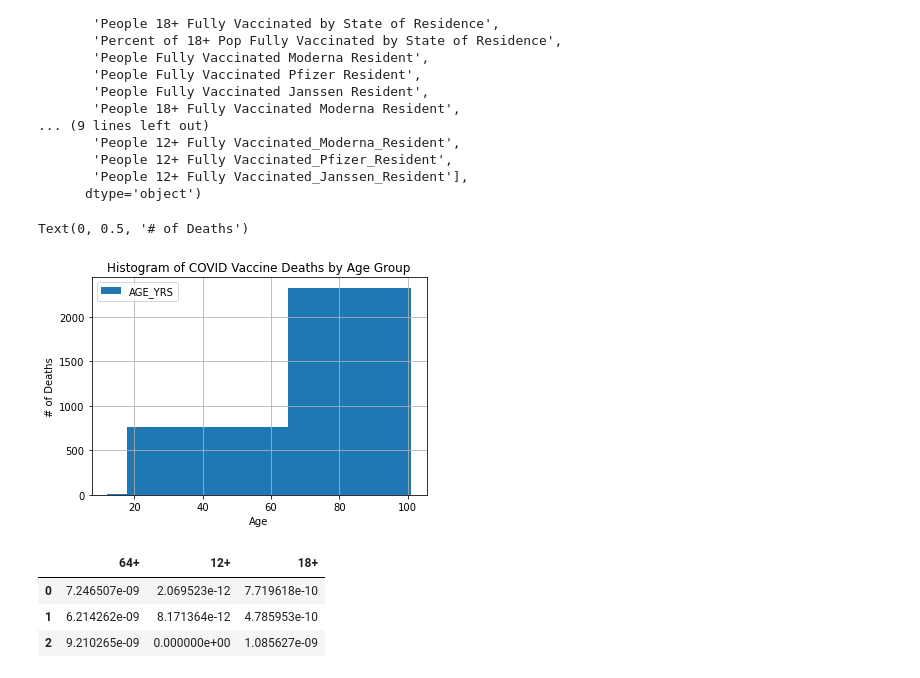
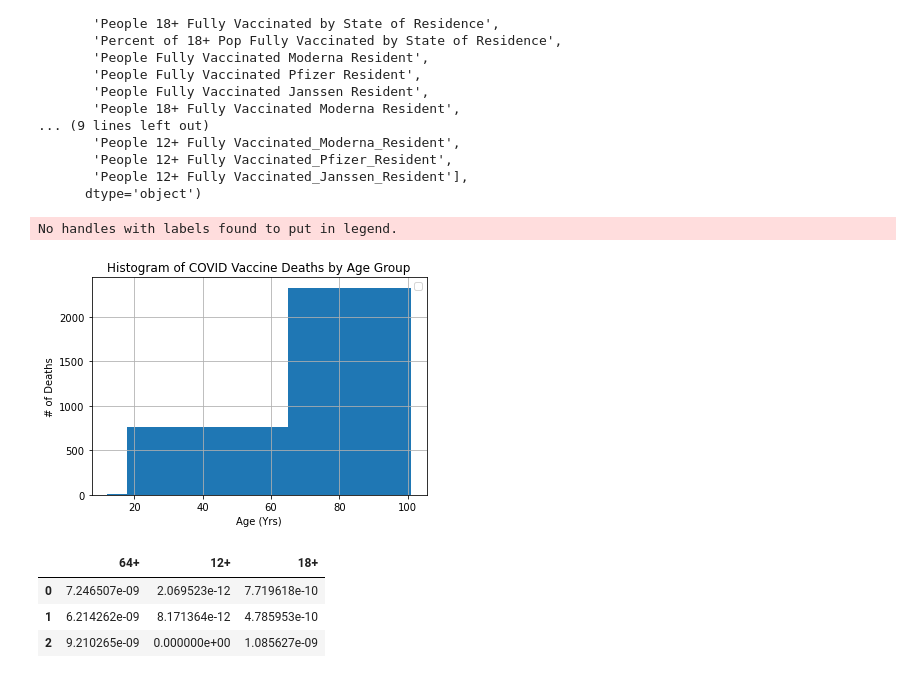
Before and after one commit to DataTortuga/COVID19-Vaccine-Analysis, a Jupyter notebook: Data_Cleaning/COVID19_VACCINE_ADMIN.ipynb, the cells around one changed output. Saved outputs shown, nothing was run; the diff lists cells and outputs as text; code cells hidden in the pictures.

Commit message:
Exporting visualizations to repo

```diff
--- a/Data_Cleaning/COVID19_VACCINE_ADMIN.ipynb
+++ b/Data_Cleaning/COVID19_VACCINE_ADMIN.ipynb
@@ -330,13 +327,17 @@ Index(['VAERS_ID', 'VAX_MANU', 'VAX_NAME', 'STATE', 'AGE_YRS', 'SEX', 'DIED',
        'People 12+ Fully Vaccinated_Janssen_Resident'],
       dtype='object')
 # %%
-df_merge2['AGE_YRS'].hist(bins = bins, legend=True)
-pl.title("Histogram of COVID Vaccine Deaths by Age Group")
-pl.xlabel("Age")
-pl.ylabel("# of Deaths")
+plt.hist(df_merge2['AGE_YRS'], bins = bins)
+plt.title("Histogram of COVID Vaccine Deaths by Age Group")
+plt.xlabel("Age (Yrs)")
+plt.ylabel("# of Deaths")
+plt.legend()
+plt.grid()
+plt.savefig('../Resources/Images/HistbyAgeGroup.png')
+plt.show()
 # %% [output]
-Text(0, 0.5, '# of Deaths')
+No handles with labels found to put in legend.
-[figure, old version]
+[figure, new version]
 # %%
 # 64+ All Vaccines
 moderna_64up_total_vax = df_merge['People 65+ Fully Vaccinated_Moderna_Resident'].sum()
```
Also changed, not shown: parts of 8 cells of this notebook, 7 other files.
